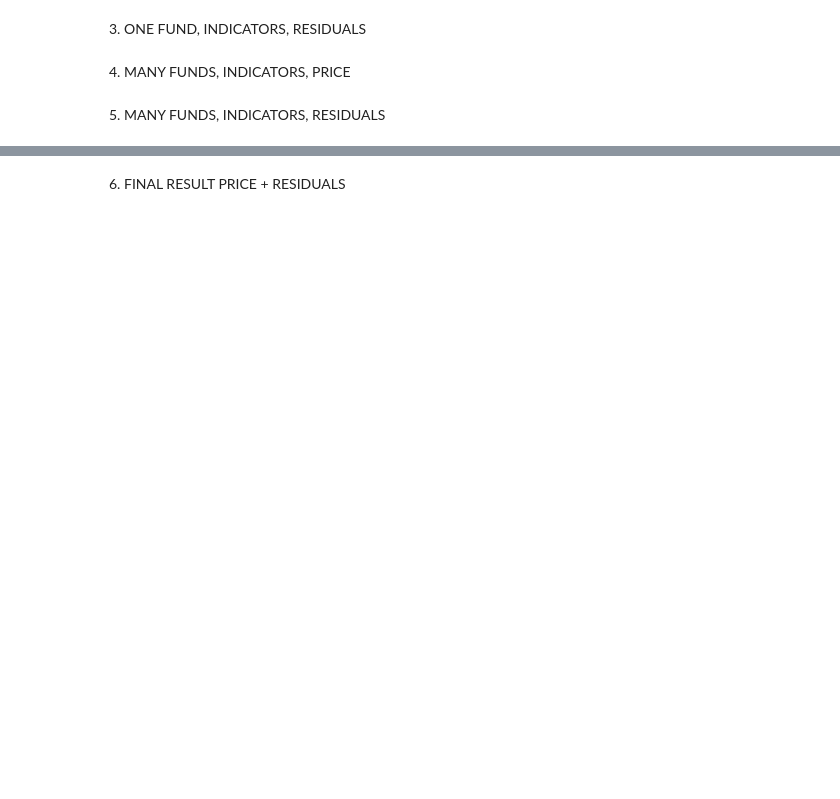
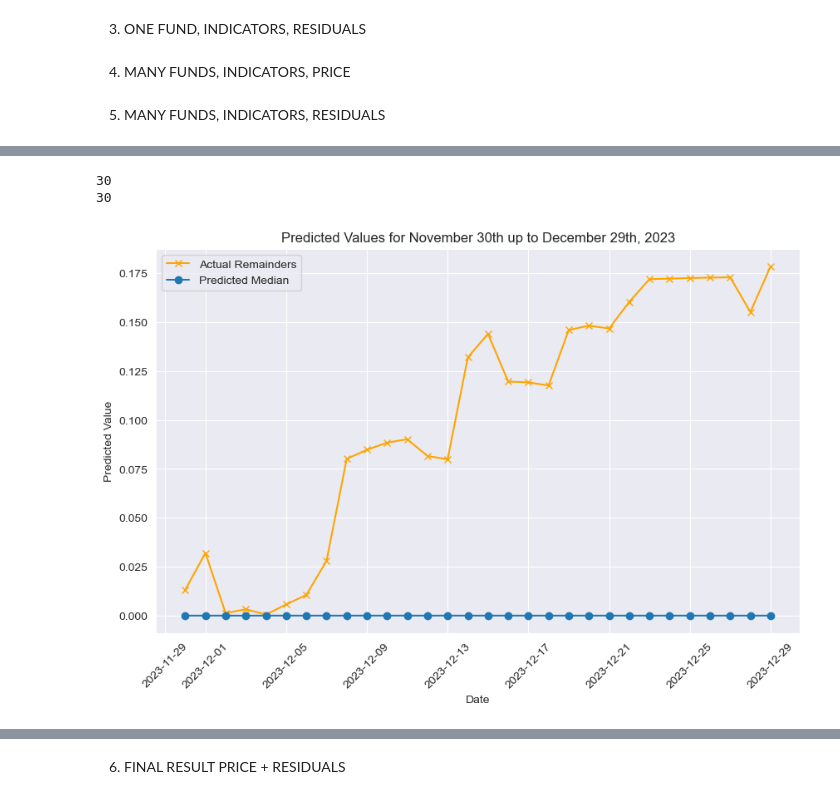
Before and after one commit to akrokosz/HF_Thesis, a Jupyter notebook: main.ipynb, the cells around one changed output, grey strips where cells are left out. Saved outputs shown, nothing was run; the diff lists cells and outputs as text; code cells hidden in the pictures; blank space fills up the shorter version.

```diff
--- a/main.ipynb
+++ b/main.ipynb
@@ -664,0 +808,6 @@ print(IE_many1_res_rse, IE_many1_res_rae, IE_many1_res_huber)
+# %%
+IE_many1_res_rse1, IE_many1_res_rae1, IE_many1_res_huber1, IE_many1_res_plt1 = metrics_and_plt(residualsss[1][-30:], res_preds[1],pd.date_range(start="2023-11-30", end="2023-12-29"), target="Remainders", date="2023-11-28")
+# %% [output]
+30
+30
+[figure, added]
```
Also changed, not shown: parts of 81 cells of this notebook.
